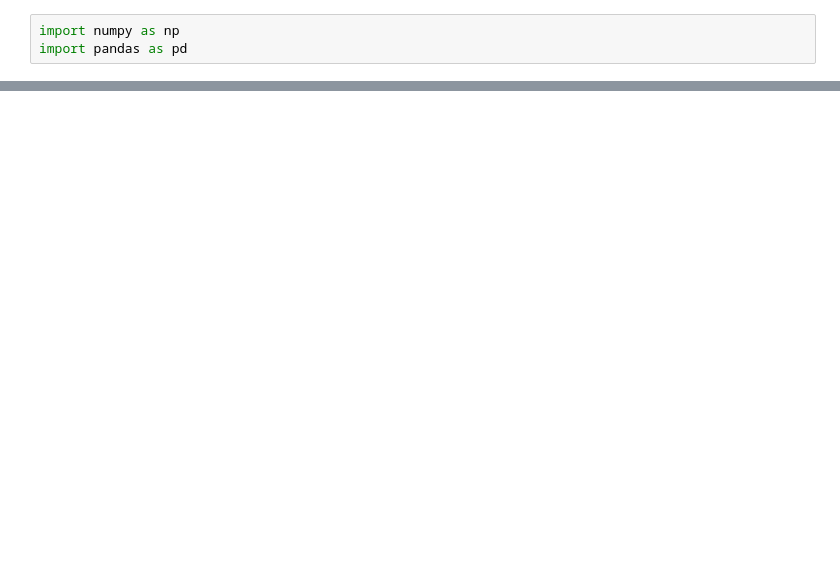
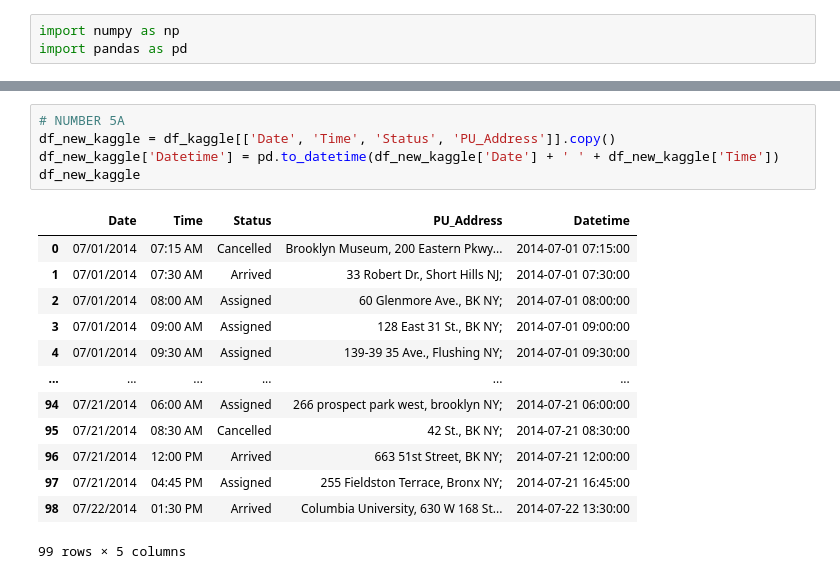
Before and after one commit to jivanb7/edaprojects, a Jupyter notebook: homeworks/hw2/hw2.ipynb, the cells around one changed output, grey strips where cells are left out. Drawn from its saved outputs; the diff is of its cells as text; blank space fills up the shorter version.

```diff
--- a/homeworks/hw2/hw2.ipynb
+++ b/homeworks/hw2/hw2.ipynb
@@ -79,0 +254,19 @@ print(max_random1.ndim)
+# %%
+# NUMBER 5A
+df_new_kaggle = df_kaggle[['Date', 'Time', 'Status', 'PU_Address']].copy()
+df_new_kaggle['Datetime'] = pd.to_datetime(df_new_kaggle['Date'] + ' ' + df_new_kaggle['Time'])
+df_new_kaggle
+# %% [output]
+|  | Date | Time | Status | PU_Address | Datetime |
+| 0 | 07/01/2014 | 07:15 AM | Cancelled | Brooklyn Museum, 200 Eastern Pkwy... | 2014-07-01 07:15:00 |
+| 1 | 07/01/2014 | 07:30 AM | Arrived | 33 Robert Dr., Short Hills NJ; | 2014-07-01 07:30:00 |
+| 2 | 07/01/2014 | 08:00 AM | Assigned | 60 Glenmore Ave., BK NY; | 2014-07-01 08:00:00 |
+| 3 | 07/01/2014 | 09:00 AM | Assigned | 128 East 31 St., BK NY; | 2014-07-01 09:00:00 |
+| 4 | 07/01/2014 | 09:30 AM | Assigned | 139-39 35 Ave., Flushing NY; | 2014-07-01 09:30:00 |
+| ... | ... | ... | ... | ... | ... |
+| 94 | 07/21/2014 | 06:00 AM | Assigned | 266 prospect park west, brooklyn NY; | 2014-07-21 06:00:00 |
+| 95 | 07/21/2014 | 08:30 AM | Cancelled | 42 St., BK NY; | 2014-07-21 08:30:00 |
+| 96 | 07/21/2014 | 12:00 PM | Arrived | 663 51st Street, BK NY; | 2014-07-21 12:00:00 |
+| 97 | 07/21/2014 | 04:45 PM | Assigned | 255 Fieldston Terrace, Bronx NY; | 2014-07-21 16:45:00 |
+| 98 | 07/22/2014 | 01:30 PM | Arrived | Columbia University, 630 W 168 St... | 2014-07-22 13:30:00 |
+99 rows × 5 columns
```
Also changed, not shown: parts of 30 cells of this notebook, 9 other files.
